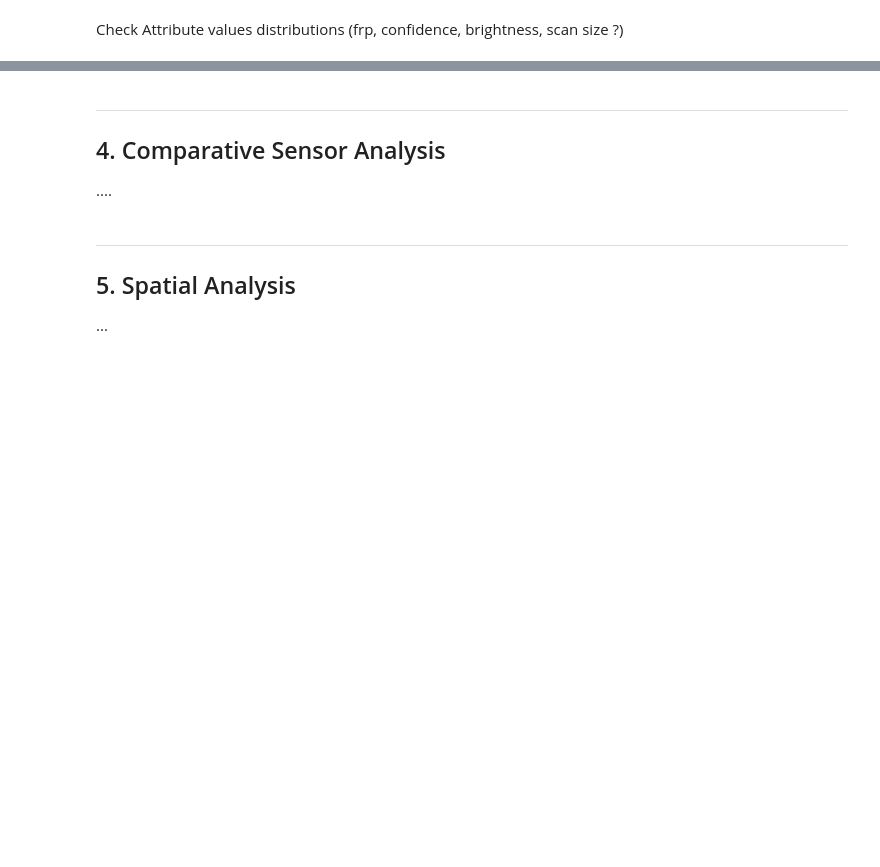
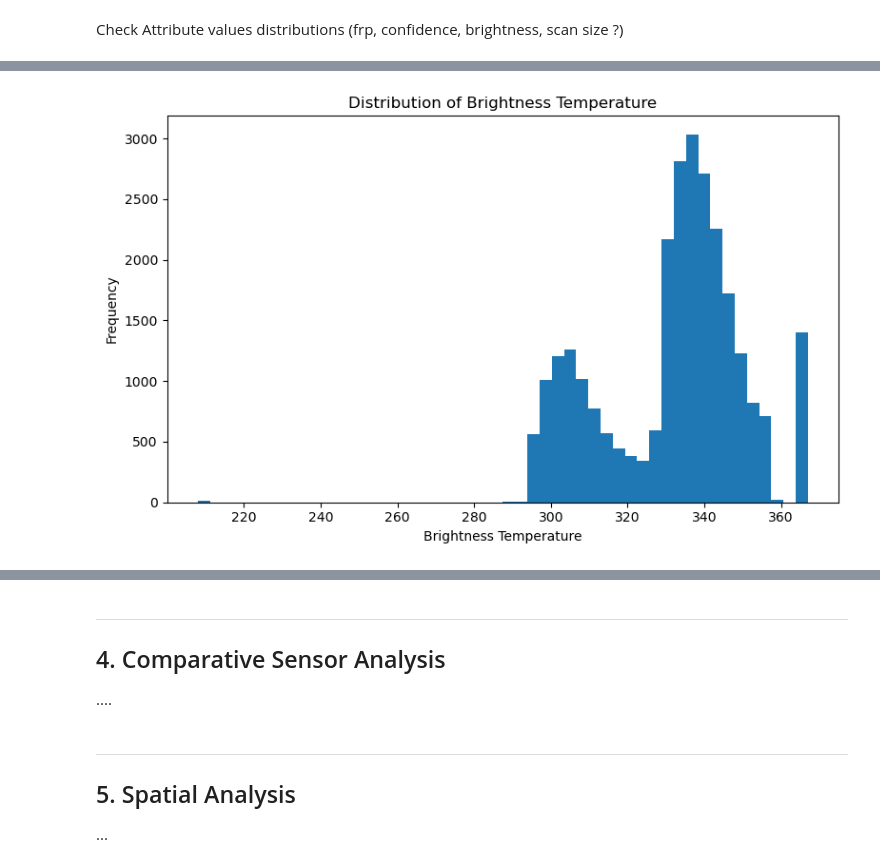
Before and after one commit to MajaMuehlebach/sds210_project, a Jupyter notebook: notebooks/Project_Code_V1.ipynb, the cells around one changed output, grey strips where cells are left out. Saved outputs shown, nothing was run; the diff lists cells and outputs as text; code cells hidden in the pictures; blank space fills up the shorter version.

```diff
--- a/notebooks/Project_Code_V1.ipynb
+++ b/notebooks/Project_Code_V1.ipynb
@@ -175,0 +230,13 @@ Check Attribute values distributions (frp, confidence, brightness, scan size ?)
+# %%
+plt.figure(figsize=(8,5))
+
+plt.hist(fire_gdf["bright_ti4"], bins=50)
+
+plt.title("Distribution of Brightness Temperature")
+plt.xlabel("Brightness Temperature")
+plt.ylabel("Frequency")
+
+plt.tight_layout()
+plt.show()
+# %% [output]
+[figure, added]
```
Also changed, not shown: parts of 8 cells of this notebook.
